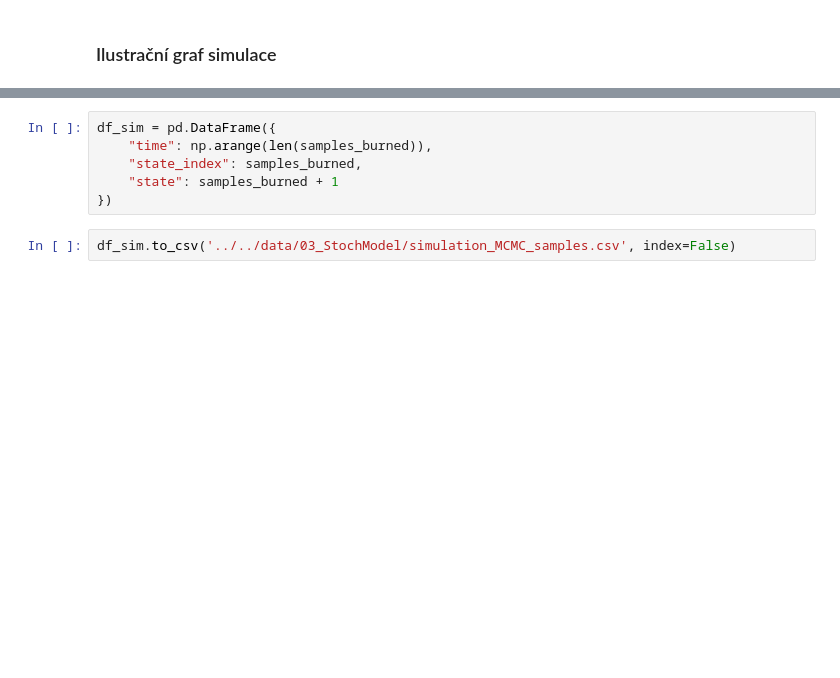
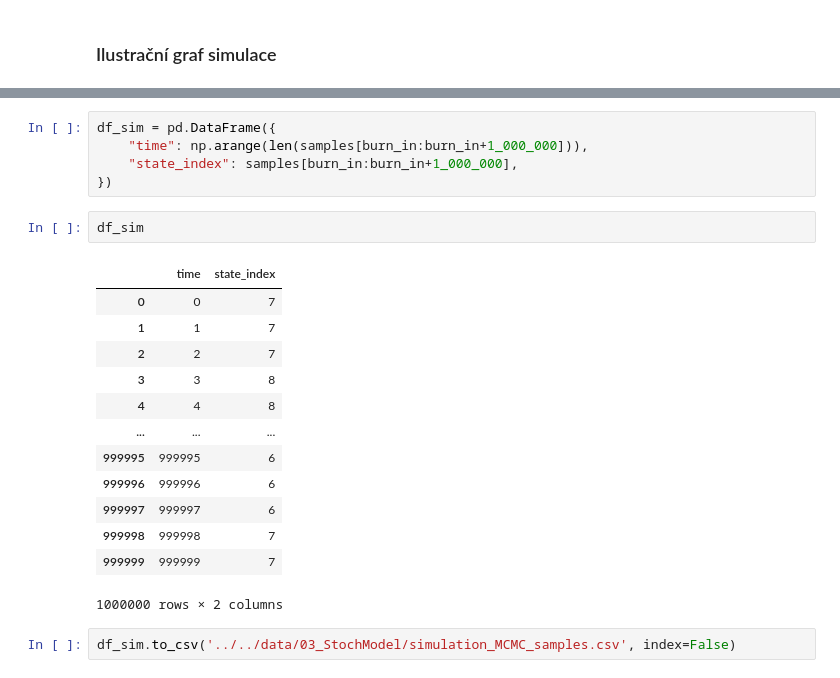
Before and after one commit to UsmanovSla/MGD-RSS, a Jupyter notebook: model/03_StochModel/SM_03_MCMC_samples.ipynb, the cells around one changed output, grey strips where cells are left out. Drawn from its saved outputs; the diff is of its cells as text; blank space fills up the shorter version.

```diff
--- a/model/03_StochModel/SM_03_MCMC_samples.ipynb
+++ b/model/03_StochModel/SM_03_MCMC_samples.ipynb
@@ -184,9 +242,24 @@ plt.show()
 # %%
 df_sim = pd.DataFrame({
-    "time": np.arange(len(samples_burned)),
-    "state_index": samples_burned,
-    "state": samples_burned + 1
+    "time": np.arange(len(samples[burn_in:burn_in+1_000_000])),
+    "state_index": samples[burn_in:burn_in+1_000_000],
 })
+# %%
+df_sim
+# %% [output]
+|  | time | state_index |
+| 0 | 0 | 7 |
+| 1 | 1 | 7 |
+| 2 | 2 | 7 |
+| 3 | 3 | 8 |
+| 4 | 4 | 8 |
+| ... | ... | ... |
+| 999995 | 999995 | 6 |
+| 999996 | 999996 | 6 |
+| 999997 | 999997 | 6 |
+| 999998 | 999998 | 7 |
+| 999999 | 999999 | 7 |
+1000000 rows × 2 columns
 # %%
 df_sim.to_csv('../../data/03_StochModel/simulation_MCMC_samples.csv', index=False)
 # %% [markdown]
```
Also changed, not shown: parts of 33 cells of this notebook, 42 other files.
